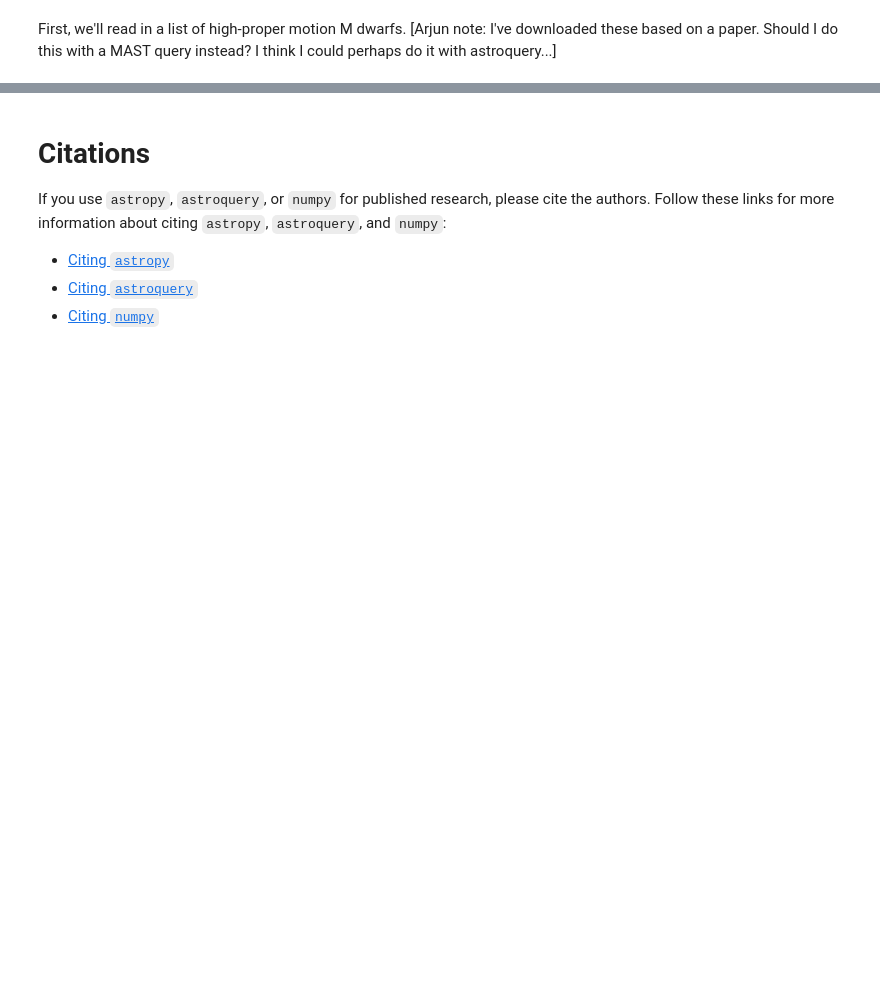
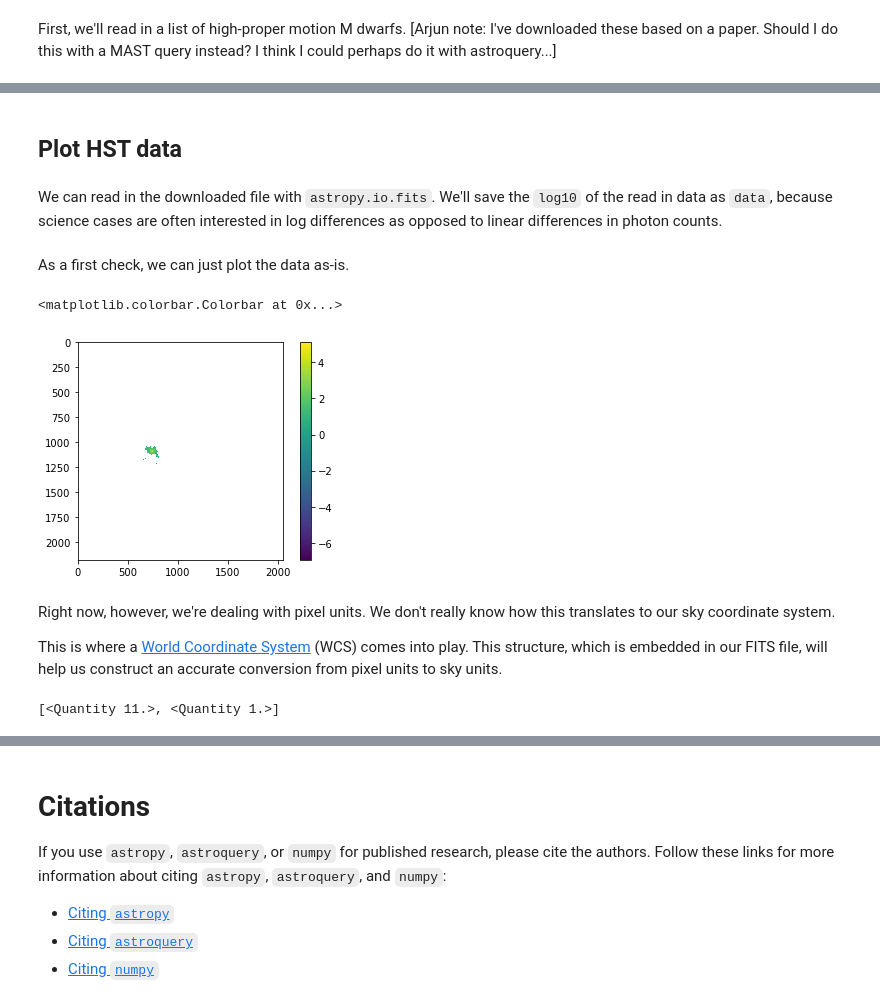
Before and after one commit to arjunsavel/notebooks-stsci, a Jupyter notebook: notebooks/MAST/m_dwarf_flares_hst/m_dwarf_flares_hst.ipynb, the cells around one changed output, grey strips where cells are left out. Cells and saved outputs as stored; diff of their text form; code cells hidden in the pictures; blank space fills up the shorter version.

Commit message:
draft for mast review

```diff
--- a/notebooks/MAST/m_dwarf_flares_hst/m_dwarf_flares_hst.ipynb
+++ b/notebooks/MAST/m_dwarf_flares_hst/m_dwarf_flares_hst.ipynb
@@ -149,0 +248,26 @@ Table masked=True length=32
+# %% [markdown]
+## Plot HST data
+# %% [markdown]
+We can read in the downloaded file with `astropy.io.fits`. We'll save the `log10` of the read in data as `data`, because science cases are often interested in log differences as opposed to linear differences in photon counts.
+# %%
+file = 'mastDownload/HST/ic3j01010/ic3j01010_drz.fits'
+# %%
+data = np.log10(fits.getdata(file))
+# %% [markdown]
+As a first check, we can just plot the data as-is.
+# %%
+plt.imshow(data)
+plt.colorbar()
+# %% [output]
+<matplotlib.colorbar.Colorbar at 0x...>
+[figure, added]
+# %% [markdown]
+Right now, however, we're dealing with pixel units. We don't really know how this translates to our sky coordinate system.
+
+This is where a [World Coordinate System](https://docs.astropy.org/en/stable/wcs/index.html#:~:text=World%20Coordinate%20Systems%20(WCSs)%20describe,to%20wavelength%20in%20a%20spectrum) (WCS) comes into play. This structure, which is embedded in our FITS file, will help us construct an accurate conversion from pixel units to sky units.
+# %%
+f = fits.open(file)
+w = WCS(f[1].header)
+f.close()
+# %% [output]
+[<Quantity 11.>, <Quantity 1.>]
```
Also changed, not shown: parts of 32 cells of this notebook.
